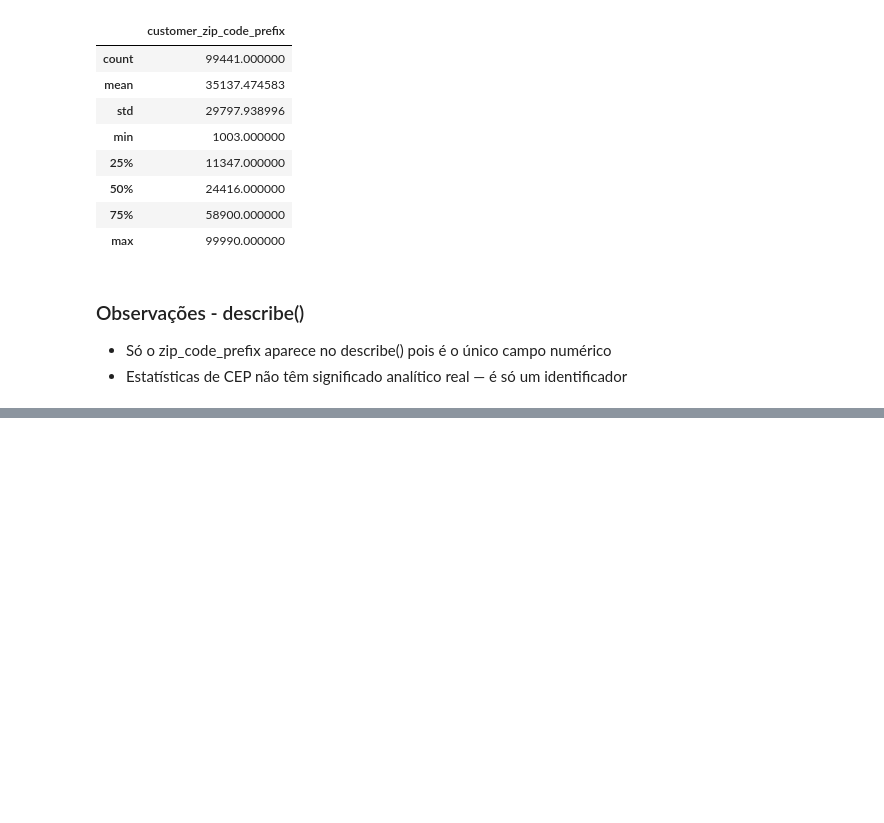
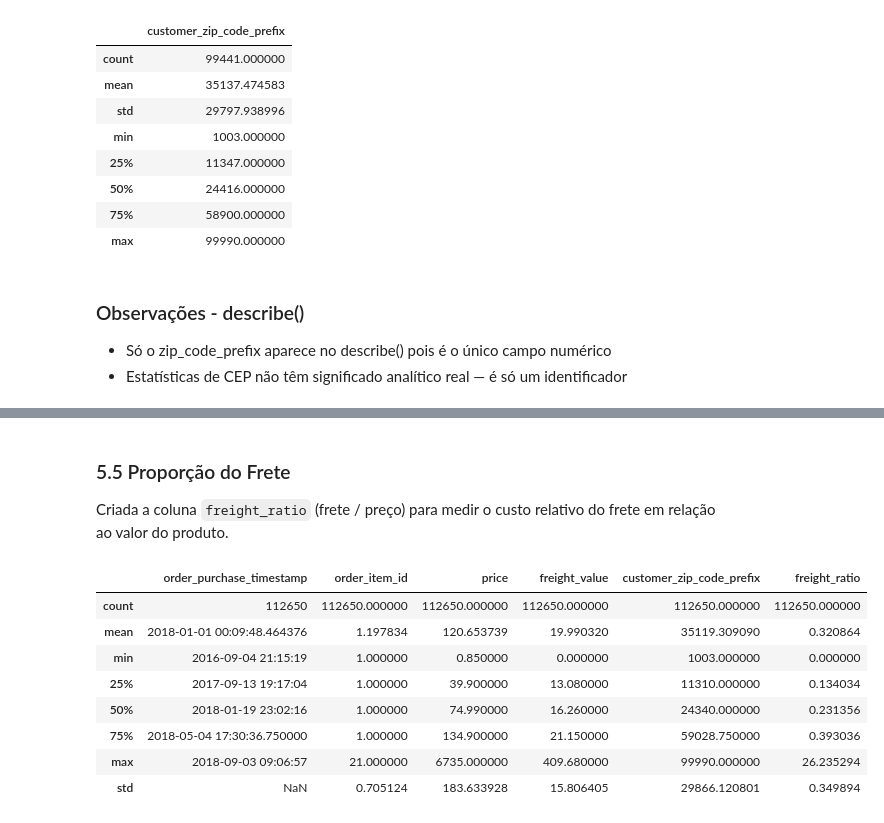
Before and after one commit to LucasFDL/olist-analytics, a Jupyter notebook: notebooks/01_eda_inicial.ipynb, the cells around one changed output, grey strips where cells are left out. Saved outputs shown, nothing was run; the diff lists cells and outputs as text; code cells hidden in the pictures; blank space fills up the shorter version.

Commit message:
feat(eda): add merges, groupby analysis, delivery metrics and markdown annotations

```diff
--- a/notebooks/01_eda_inicial.ipynb
+++ b/notebooks/01_eda_inicial.ipynb
@@ -204,0 +213,3 @@ customers.describe()
+# %%
+order_complet = orders.merge(order_items, on='order_id')
+order_completed = order_complet.merge(customers, on='customer_id')
@@ -204,0 +282,2 @@ customers.describe()
+# %%
+order_completed['order_purchase_timestamp'] = pd.to_datetime(order_completed['order_purchase_timestamp'])
@@ -204,0 +343,18 @@ customers.describe()
+# %% [markdown]
+### 5.5 Proporção do Frete
+
+Criada a coluna `freight_ratio` (frete / preço) para medir o custo relativo
+do frete em relação ao valor do produto.
+# %%
+order_completed['freight_ratio'] = order_completed['freight_value'] / order_completed['price']
+order_completed.describe()
+# %% [output]
+|  | order_purchase_timestamp | order_item_id | price | freight_value | customer_zip_code_prefix | freight_ratio |
+| count | 112650 | 112650.000000 | 112650.000000 | 112650.000000 | 112650.000000 | 112650.000000 |
+| mean | 2018-01-01 00:09:48.464376 | 1.197834 | 120.653739 | 19.990320 | 35119.309090 | 0.320864 |
+| min | 2016-09-04 21:15:19 | 1.000000 | 0.850000 | 0.000000 | 1003.000000 | 0.000000 |
+| 25% | 2017-09-13 19:17:04 | 1.000000 | 39.900000 | 13.080000 | 11310.000000 | 0.134034 |
+| 50% | 2018-01-19 23:02:16 | 1.000000 | 74.990000 | 16.260000 | 24340.000000 | 0.231356 |
+| 75% | 2018-05-04 17:30:36.750000 | 1.000000 | 134.900000 | 21.150000 | 59028.750000 | 0.393036 |
+| max | 2018-09-03 09:06:57 | 21.000000 | 6735.000000 | 409.680000 | 99990.000000 | 26.235294 |
+| std | NaN | 0.705124 | 183.633928 | 15.806405 | 29866.120801 | 0.349894 |
```
Also changed, not shown: parts of 24 cells of this notebook.
